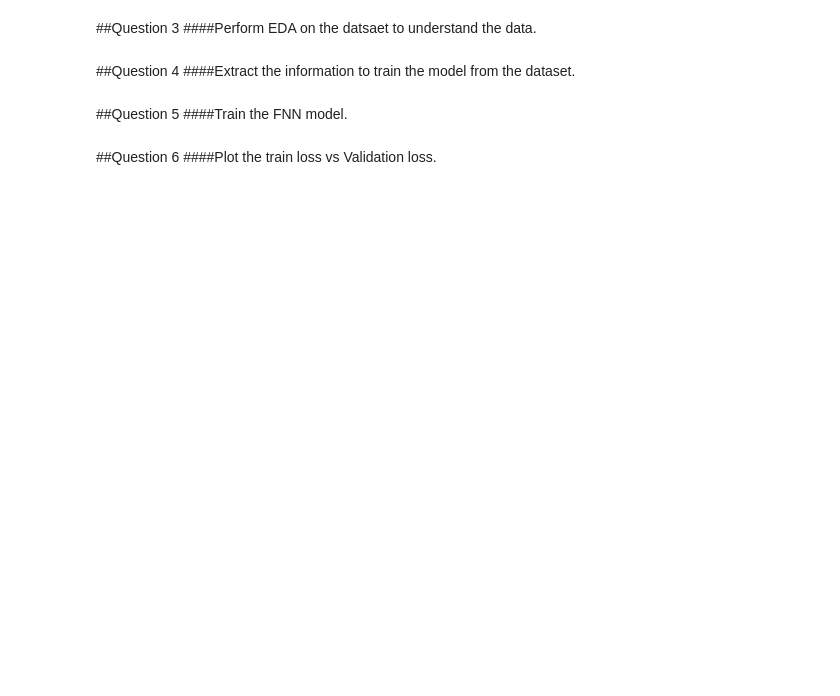
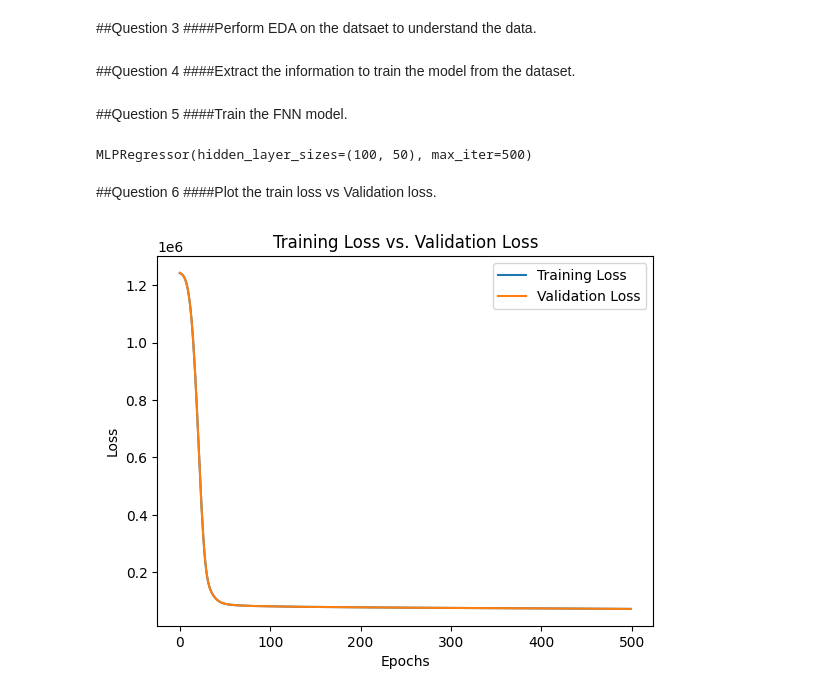
Before and after one commit to tailorfenil/MLColab, a Jupyter notebook: Assignment_FNN.ipynb, the cells around one changed output. Saved outputs shown, nothing was run; the diff lists cells and outputs as text; code cells hidden in the pictures; blank space fills up the shorter version.

Commit message:
FNN_Model_Predict_Laptop_Prices

```diff
--- a/Assignment_FNN.ipynb
+++ b/Assignment_FNN.ipynb
@@ -32,3 +39,5 @@ By utilizing this dataset, researchers and analysts can explore patterns, trends
 ####Import the dataset - 'laptops.csv'
 # %%
 #Solution 2(your code here)
+dataset_path = 'data_folder/laptops.csv'
+laptops_data = pd.read_csv(dataset_path)
@@ -45,3 +75,8 @@ By utilizing this dataset, researchers and analysts can explore patterns, trends
+# %%
+#Solution 4(your code here)
+X = laptops_data[['CPU', 'GPU', 'RAM', 'Storage']]
+y = laptops_data['Final Price']
+X_encoded = pd.get_dummies(X, columns=['CPU', 'GPU'], drop_first=True)
 # %% [markdown]
 ##Question 5
 ####Train the FNN model.
@@ -50,3 +83,19 @@ By utilizing this dataset, researchers and analysts can explore patterns, trends
+# %%
+#Solution 5(your code here)
+from sklearn.model_selection import train_test_split
+from sklearn.neural_network import MLPRegressor
+from sklearn.preprocessing import StandardScaler
+
+X_train, X_test, y_train, y_test = train_test_split(X_encoded, y, test_size=0.2, random_state=42)
+
+scaler = StandardScaler()
+X_train_scaled = scaler.fit_transform(X_train)
+X_test_scaled = scaler.transform(X_test)
+
+fnn_model = MLPRegressor(hidden_layer_sizes=(100, 50), max_iter=500)
+fnn_model.fit(X_train_scaled, y_train)
+# %% [output]
+MLPRegressor(hidden_layer_sizes=(100, 50), max_iter=500)
 # %% [markdown]
 ##Question 6
 ####Plot the train loss vs Validation loss.
@@ -54,0 +102,15 @@ By utilizing this dataset, researchers and analysts can explore patterns, trends
+# %%
+# Get training loss and validation loss
+train_loss = fnn_model.loss_curve_
+validation_loss = fnn_model.loss_curve_  # Assuming scikit-learn also records validation loss
+
+# Plot the training loss vs. validation loss
+plt.plot(train_loss, label='Training Loss')
+plt.plot(validation_loss, label='Validation Loss')
+plt.xlabel('Epochs')
+plt.ylabel('Loss')
+plt.title('Training Loss vs. Validation Loss')
+plt.legend()
+plt.show()
+# %% [output]
+[figure, added]
```
Also changed, not shown: parts of 6 cells of this notebook.
